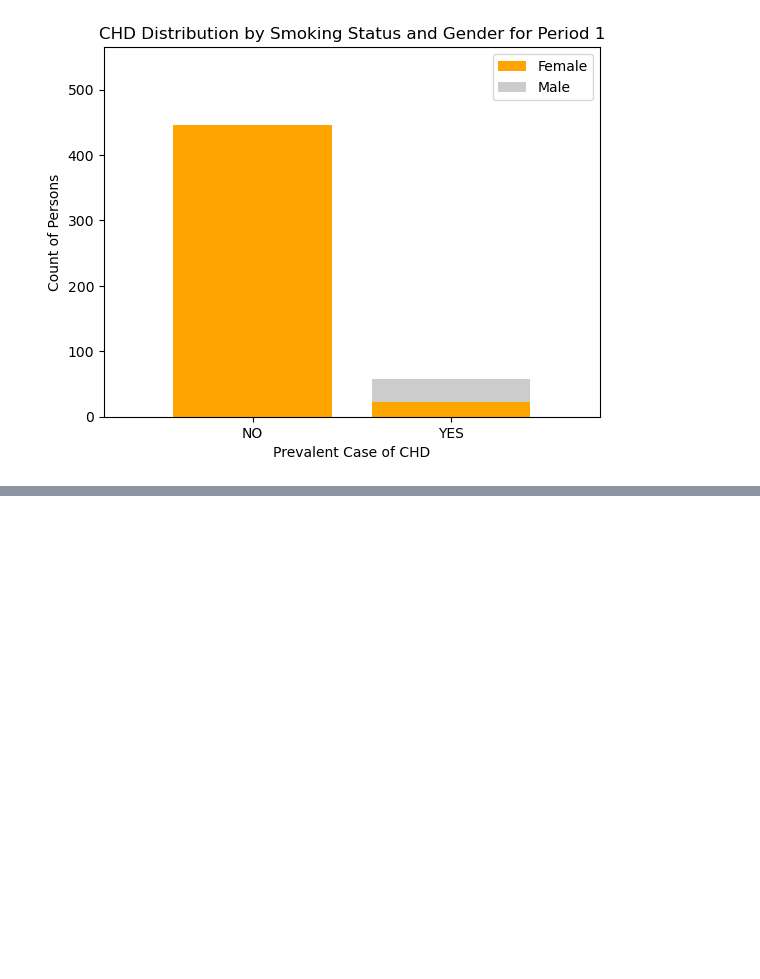
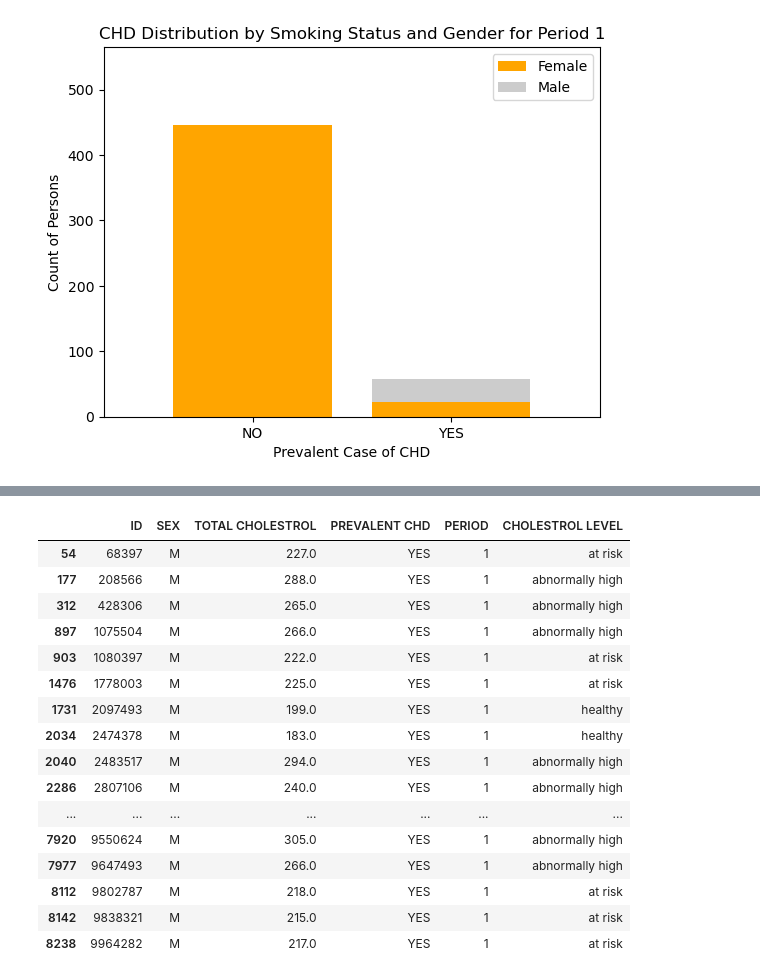
Before and after one commit to Yasmin-9/HeartInsights, a Jupyter notebook: sex/sex.ipynb, the cells around one changed output, grey strips where cells are left out. Saved outputs shown, nothing was run; the diff lists cells and outputs as text; code cells hidden in the pictures; blank space fills up the shorter version.

```diff
--- a/sex/sex.ipynb
+++ b/sex/sex.ipynb
@@ -388,0 +406,22 @@ plt.show()
+# %%
+# Bin Cholestrol into readable groups [high, low, normal] (PRE-SEPERATING INTO PERIODS)
+
+# CHOLESTROL LEVELS
+# < 120 = abnormally low
+# 120-200 = healthy
+#  200-239 =  at risk
+# 240+ = abnormally high
+
+#NOTE: 113.0 is the lowest cholestrol value in Period 1.
+# and 464.0 is the highest in p1, 638 max in all periods.
+
+bins = [0, 119.9,199.9,239,float('inf')]
+
+bin_names = ['abnormally low','healthy','at risk','abnormally high']
+
+#Slicing our data in bins
+
+chol_df['CHOLESTROL LEVEL'] = pd.cut(chol_df['TOTAL CHOLESTROL'],bins,
+                                     labels=bin_names,include_lowest=True)
+
+chol_df.head()
@@ -388,0 +481,28 @@ plt.show()
+# %%
+#now do above, by sex
+
+chol_fm = chol_p1.loc[chol_p1['SEX']=='F',:]
+chol_fm
+#25 females, all with CHD
+
+chol_m = chol_p1.loc[chol_p1['SEX']=='M',:]
+chol_m
+#39 males, w/ chd
+# %% [output]
+|  | ID | SEX | TOTAL CHOLESTROL | PREVALENT CHD | PERIOD | CHOLESTROL LEVEL |
+| 54 | 68397 | M | 227.0 | YES | 1 | at risk |
+| 177 | 208566 | M | 288.0 | YES | 1 | abnormally high |
+| 312 | 428306 | M | 265.0 | YES | 1 | abnormally high |
+| 897 | 1075504 | M | 266.0 | YES | 1 | abnormally high |
+| 903 | 1080397 | M | 222.0 | YES | 1 | at risk |
+| 1476 | 1778003 | M | 225.0 | YES | 1 | at risk |
+| 1731 | 2097493 | M | 199.0 | YES | 1 | healthy |
+| 2034 | 2474378 | M | 183.0 | YES | 1 | healthy |
+| 2040 | 2483517 | M | 294.0 | YES | 1 | abnormally high |
+| 2286 | 2807106 | M | 240.0 | YES | 1 | abnormally high |
+| ... | ... | ... | ... | ... | ... | ... |
+| 7920 | 9550624 | M | 305.0 | YES | 1 | abnormally high |
+| 7977 | 9647493 | M | 266.0 | YES | 1 | abnormally high |
+| 8112 | 9802787 | M | 218.0 | YES | 1 | at risk |
+| 8142 | 9838321 | M | 215.0 | YES | 1 | at risk |
+| 8238 | 9964282 | M | 217.0 | YES | 1 | at risk |
```
Also changed, not shown: parts of 10 cells of this notebook.
